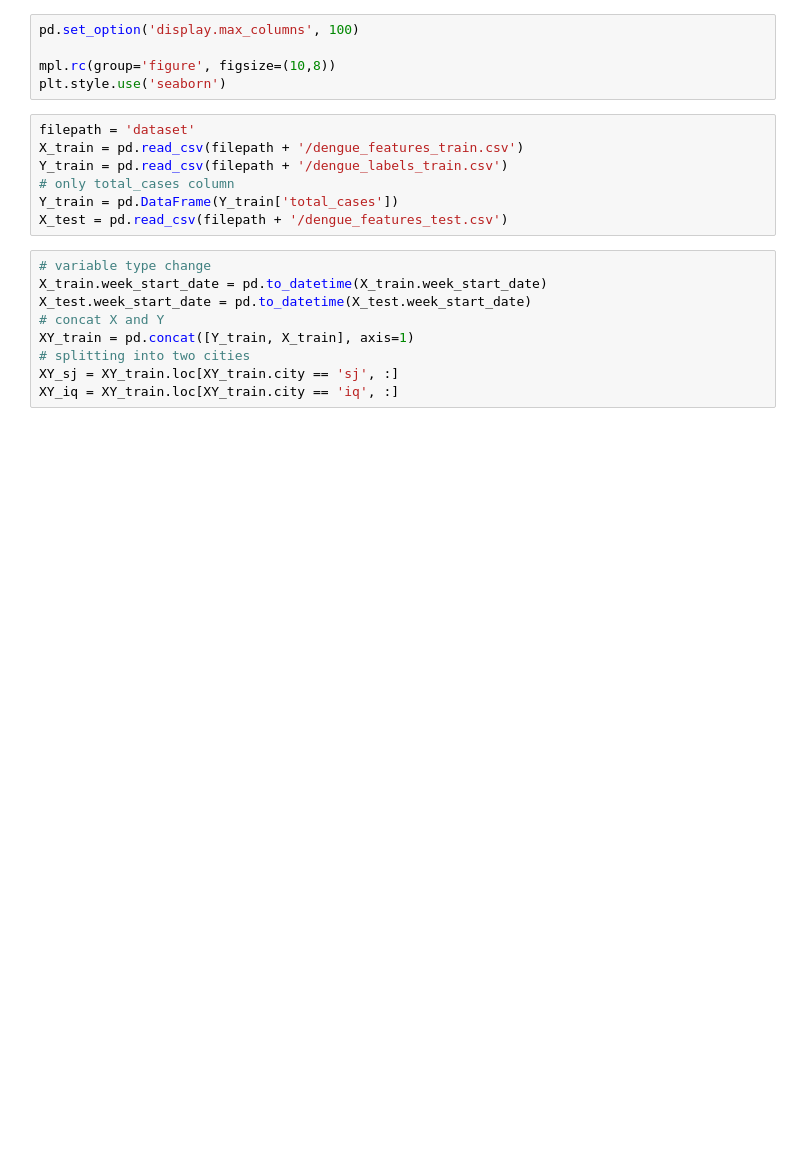
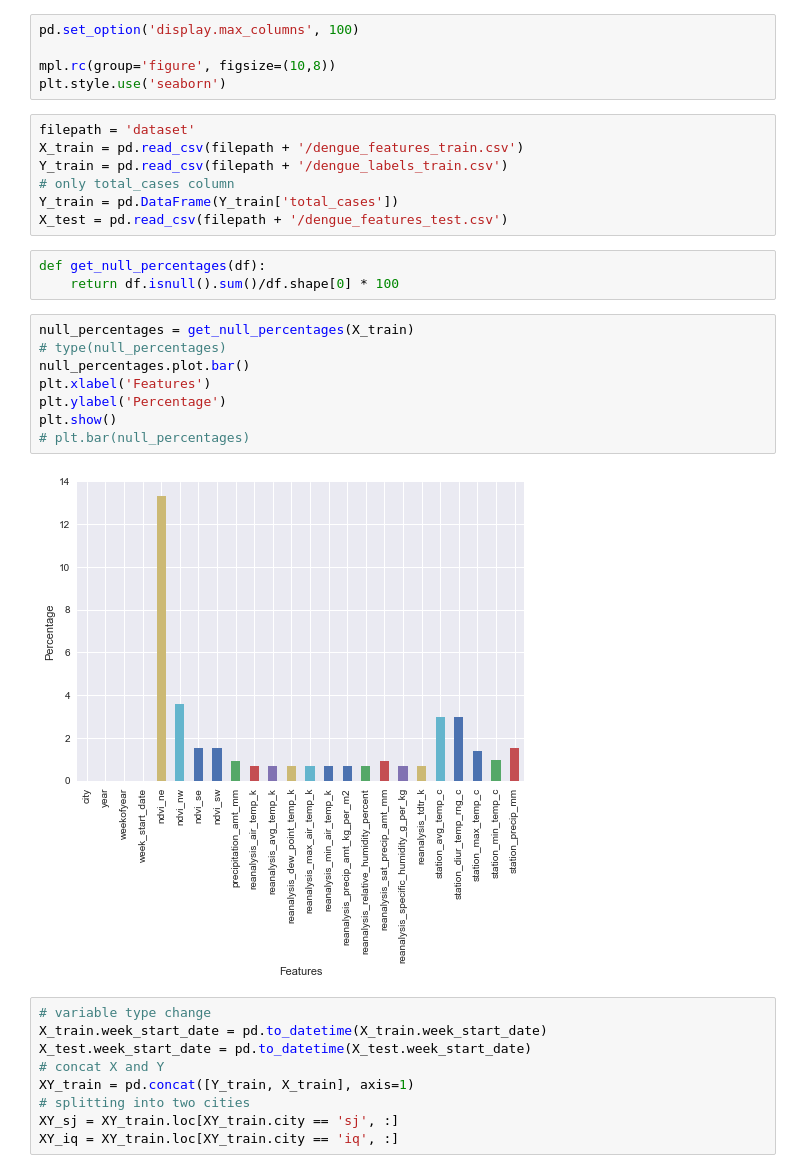
Before and after one commit to Dinuka77/DengAI, a Jupyter notebook: MultiModel.ipynb, the cells around one changed output. Cells and saved outputs as stored; diff of their text form; blank space fills up the shorter version.

```diff
--- a/MultiModel.ipynb
+++ b/MultiModel.ipynb
@@ -36,6 +36,19 @@ Y_train = pd.read_csv(filepath + '/dengue_labels_train.csv')
 # only total_cases column
 Y_train = pd.DataFrame(Y_train['total_cases'])
 X_test = pd.read_csv(filepath + '/dengue_features_test.csv')
+# %%
+def get_null_percentages(df):
+    return df.isnull().sum()/df.shape[0] * 100
+# %%
+null_percentages = get_null_percentages(X_train)
+# type(null_percentages)
+null_percentages.plot.bar()
+plt.xlabel('Features')
+plt.ylabel('Percentage')
+plt.show()
+# plt.bar(null_percentages)
+# %% [output]
+[figure, added]
 # %%
 # variable type change
 X_train.week_start_date = pd.to_datetime(X_train.week_start_date)
```
Also changed, not shown: parts of 8 cells of this notebook, 1 other file.
